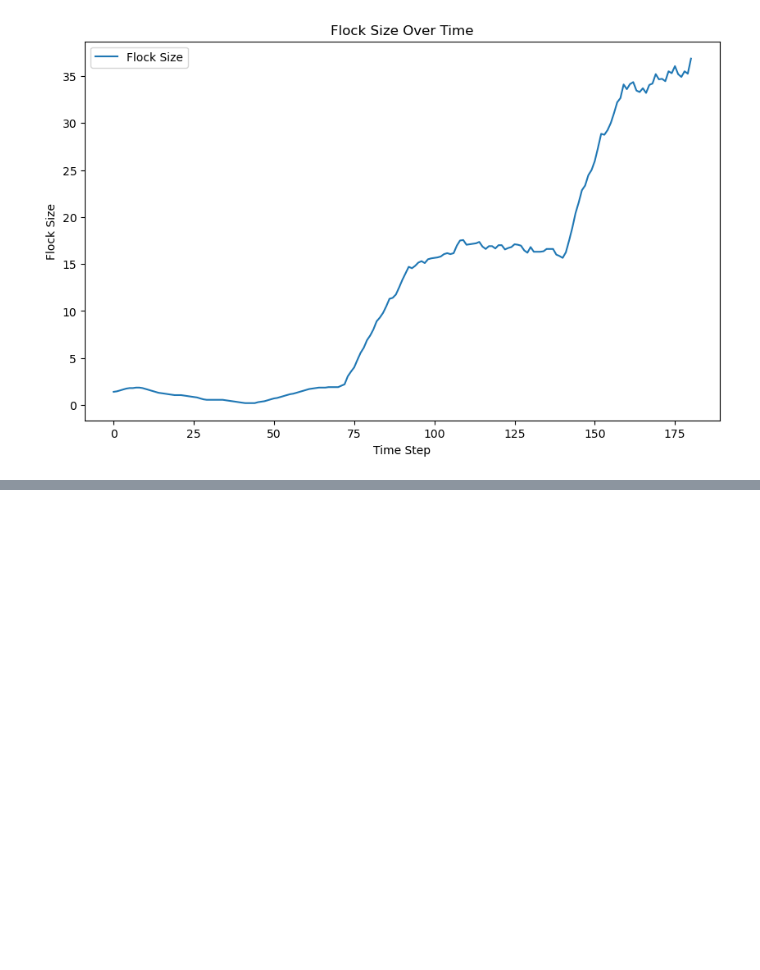
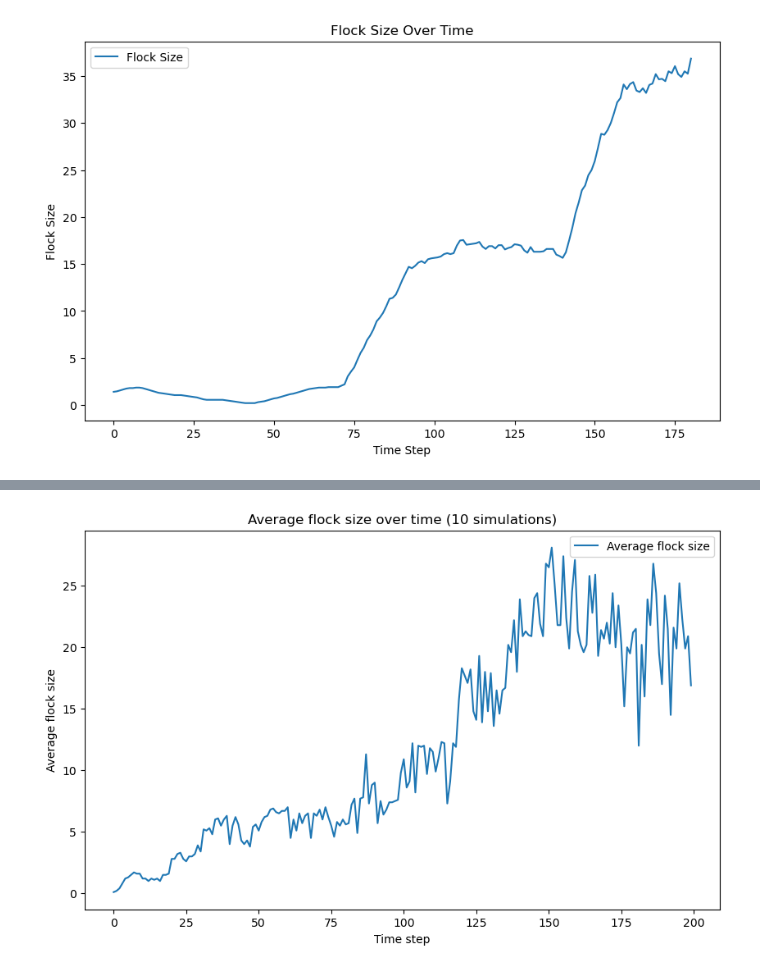
Before and after one commit to orlaghk/Flocking-Drone-Control, a Jupyter notebook: dispersing_model.ipynb, the cells around one changed output, grey strips where cells are left out. Drawn from its saved outputs; the diff is of its cells as text; code cells hidden in the pictures; blank space fills up the shorter version.

```diff
--- a/dispersing_model.ipynb
+++ b/dispersing_model.ipynb
@@ -510,0 +562,15 @@ plt.show()
+# %%
+# Plot the average flock size over time
+plt.figure(figsize=(10, 6))
+plt.plot(range(Nt), avg_flock_sizes, label='Average flock size')
+plt.xlabel('Time step')
+plt.ylabel('Average flock size')
+plt.title('Average flock size over time (10 simulations)')
+plt.legend()
+
+# Save the figure as a PDF file
+plt.savefig('dispering_no_drones_10avg.pdf', format='pdf')
+
+plt.show()
+# %% [output]
+[figure, added]
```
Also changed, not shown: parts of 1 cell of this notebook, 1 other file.
